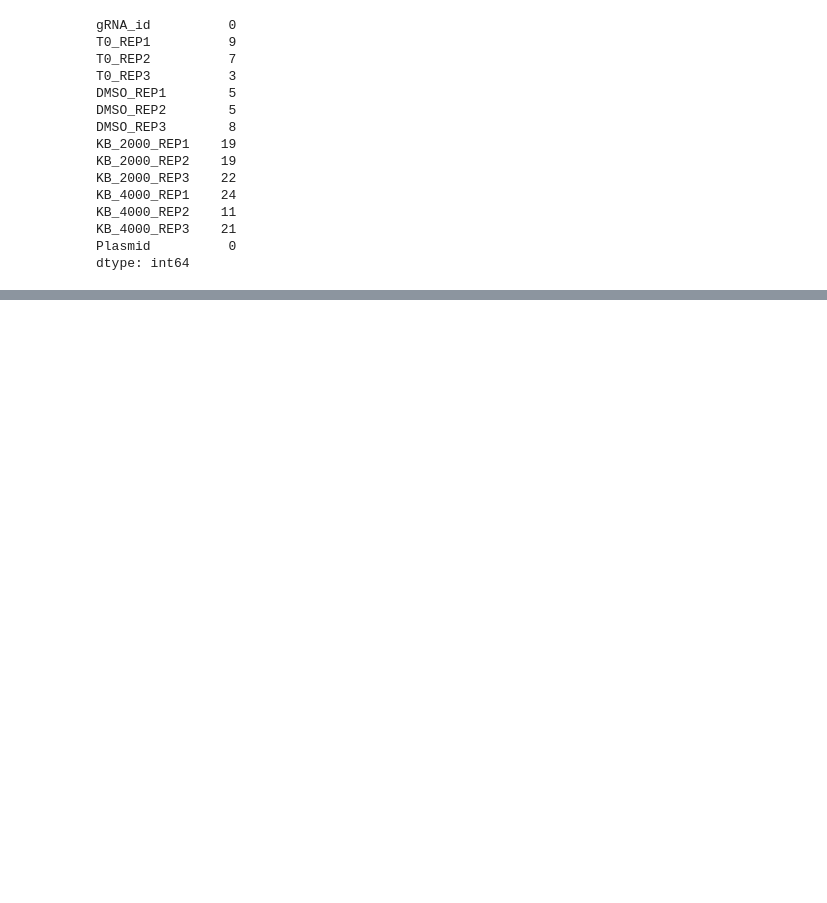
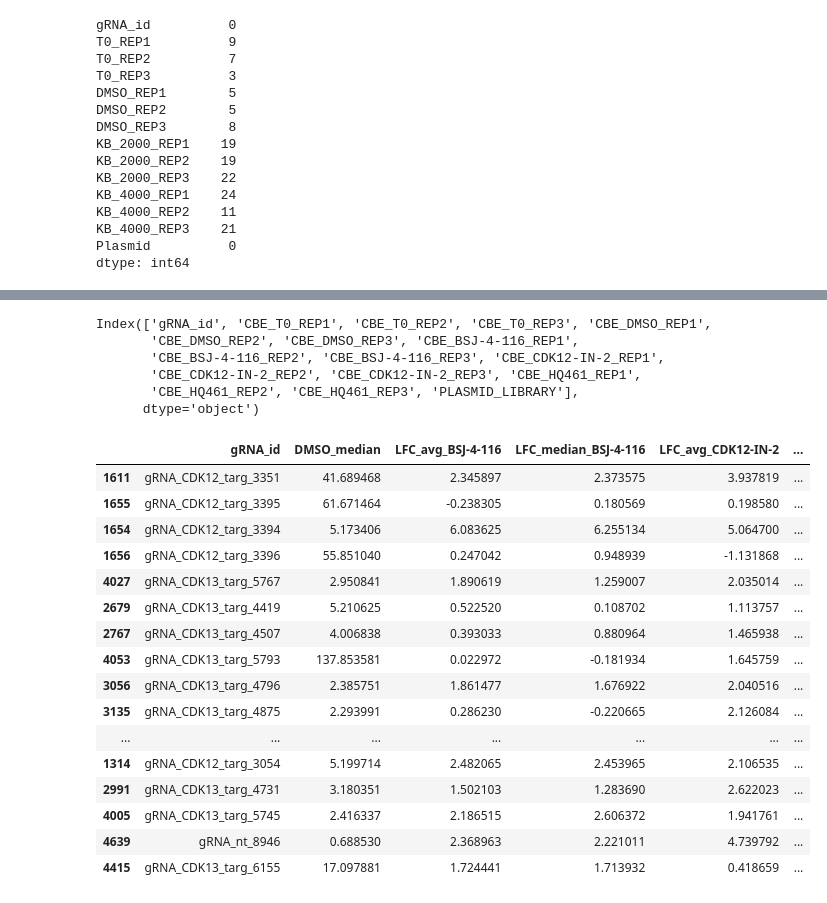
Before and after one commit to samgould2/CDK-BE-mutagenesis, a Jupyter notebook: notebooks/04_LFC_FDR_tables/LFC_FDR_pvals.ipynb, the cells around one changed output, grey strips where cells are left out. Saved outputs shown, nothing was run; the diff lists cells and outputs as text; code cells hidden in the pictures; blank space fills up the shorter version.

```diff
--- a/notebooks/04_LFC_FDR_tables/LFC_FDR_pvals.ipynb
+++ b/notebooks/04_LFC_FDR_tables/LFC_FDR_pvals.ipynb
@@ -156,0 +193,75 @@ dtype: int64
+# %%
+ABE = pd.read_csv('../../screening_data/02_RPM_tables/barcode_counts/CDK12_13_ABE_bc_counts_RPM.csv')
+CBE = pd.read_csv('../../screening_data/02_RPM_tables/barcode_counts/CDK12_13_CBE_bc_counts_RPM.csv')
+
+CBE.columns
+# %% [output]
+Index(['gRNA_id', 'CBE_T0_REP1', 'CBE_T0_REP2', 'CBE_T0_REP3', 'CBE_DMSO_REP1',
+       'CBE_DMSO_REP2', 'CBE_DMSO_REP3', 'CBE_BSJ-4-116_REP1',
+       'CBE_BSJ-4-116_REP2', 'CBE_BSJ-4-116_REP3', 'CBE_CDK12-IN-2_REP1',
+       'CBE_CDK12-IN-2_REP2', 'CBE_CDK12-IN-2_REP3', 'CBE_HQ461_REP1',
+       'CBE_HQ461_REP2', 'CBE_HQ461_REP3', 'PLASMID_LIBRARY'],
+      dtype='object')
+# %%
+dmso_median_CBE = np.median(CBE[['CBE_DMSO_REP1', 'CBE_DMSO_REP2', 'CBE_DMSO_REP3']], axis=1)
+pseudocount = 1
+
+CBE_conditions = [ 'BSJ-4-116','CDK12-IN-2','HQ461']
+
+#CBE_conditions = ['DMSO']
+
+df_holder2 = []
+
+#----------CBE---------
+for condition_of_interest in CBE_conditions:
+
+    samp_of_interest = [f'CBE_{condition_of_interest}_REP{i}' for i in range(1,4)]
+
+    #calculate log2fc
+    lfc_list = []
+    for k in samp_of_interest:
+        col = CBE[k]
+        lfc = np.log2((col + pseudocount)/(dmso_median_CBE + pseudocount))
+
+        lfc_list.append(lfc)
+
+    lfc_table = pd.DataFrame(dict(zip(samp_of_interest, lfc_list)))
+    lfc_table[f'LFC_avg_{condition_of_interest}'] = np.average(lfc_table[samp_of_interest], axis=1)
+    lfc_table[f'LFC_median_{condition_of_interest}'] = np.median(lfc_table[samp_of_interest], axis=1)
+    lfc_table['DMSO_median'] = dmso_median_CBE
+    ids = CBE[['gRNA_id']]
+
+    LFC_df = pd.concat((ids, lfc_table), axis=1)
+    df_holder2.append(LFC_df)
+
+
+combined_LFC = pd.concat(df_holder2, axis=1)
+combined_LFC = combined_LFC.loc[:,~combined_LFC.columns.duplicated()].copy()
+combined_LFC_CBE = combined_LFC
+# %%
+combined_LFC_CBE.columns
+
+cols = ['gRNA_id', 'DMSO_median','LFC_avg_BSJ-4-116', 'LFC_median_BSJ-4-116',
+    'LFC_avg_CDK12-IN-2', 'LFC_median_CDK12-IN-2',
+    'LFC_avg_HQ461',
+    'LFC_median_HQ461']
+
+combined_LFC_CBE[cols].sort_values(by='LFC_median_HQ461', ascending=False)[:20]
+# %% [output]
+|  | gRNA_id | DMSO_median | LFC_avg_BSJ-4-116 | LFC_median_BSJ-4-116 | LFC_avg_CDK12-IN-2 | ... |
+| 1611 | gRNA_CDK12_targ_3351 | 41.689468 | 2.345897 | 2.373575 | 3.937819 | ... |
+| 1655 | gRNA_CDK12_targ_3395 | 61.671464 | -0.238305 | 0.180569 | 0.198580 | ... |
+| 1654 | gRNA_CDK12_targ_3394 | 5.173406 | 6.083625 | 6.255134 | 5.064700 | ... |
+| 1656 | gRNA_CDK12_targ_3396 | 55.851040 | 0.247042 | 0.948939 | -1.131868 | ... |
+| 4027 | gRNA_CDK13_targ_5767 | 2.950841 | 1.890619 | 1.259007 | 2.035014 | ... |
+| 2679 | gRNA_CDK13_targ_4419 | 5.210625 | 0.522520 | 0.108702 | 1.113757 | ... |
+| 2767 | gRNA_CDK13_targ_4507 | 4.006838 | 0.393033 | 0.880964 | 1.465938 | ... |
+| 4053 | gRNA_CDK13_targ_5793 | 137.853581 | 0.022972 | -0.181934 | 1.645759 | ... |
+| 3056 | gRNA_CDK13_targ_4796 | 2.385751 | 1.861477 | 1.676922 | 2.040516 | ... |
+| 3135 | gRNA_CDK13_targ_4875 | 2.293991 | 0.286230 | -0.220665 | 2.126084 | ... |
+| ... | ... | ... | ... | ... | ... | ... |
+| 1314 | gRNA_CDK12_targ_3054 | 5.199714 | 2.482065 | 2.453965 | 2.106535 | ... |
+| 2991 | gRNA_CDK13_targ_4731 | 3.180351 | 1.502103 | 1.283690 | 2.622023 | ... |
+| 4005 | gRNA_CDK13_targ_5745 | 2.416337 | 2.186515 | 2.606372 | 1.941761 | ... |
+| 4639 | gRNA_nt_8946 | 0.688530 | 2.368963 | 2.221011 | 4.739792 | ... |
+| 4415 | gRNA_CDK13_targ_6155 | 17.097881 | 1.724441 | 1.713932 | 0.418659 | ... |
```
Also changed, not shown: parts of 9 cells of this notebook, 14 other files.
